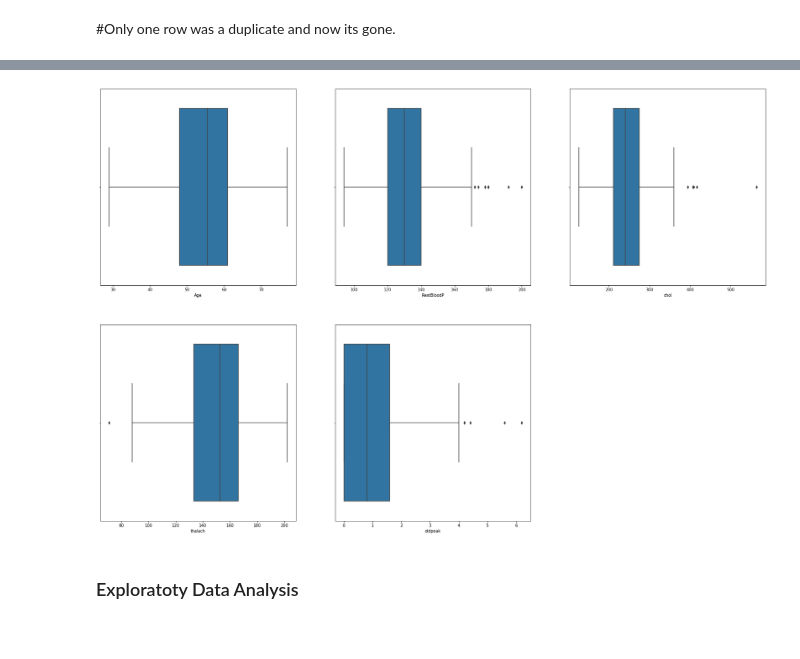
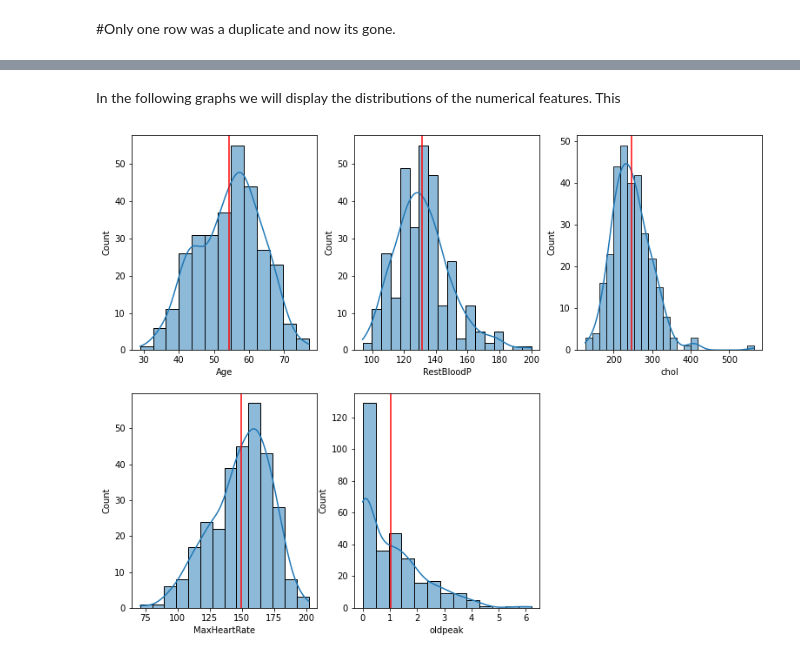
Before and after one commit to Yassinator10/Capstone-Project-Heart-Attack-Prediction, a Jupyter notebook: notebooks/Heart Attack Prediction Project by Yassine Raouz.ipynb, the cells around one changed output, grey strips where cells are left out. Saved outputs shown, nothing was run; the diff lists cells and outputs as text; code cells hidden in the pictures.

```diff
--- a/notebooks/Heart Attack Prediction Project by Yassine Raouz.ipynb
+++ b/notebooks/Heart Attack Prediction Project by Yassine Raouz.ipynb
@@ -166,10 +164,0 @@ While looking at our MajorVessels column, we noticed that the number 4 appears,
-# %%
-#replace all 4 with NaN so they won't affect our median calculation
-data['MajorVessels'] =data['MajorVessels'].replace(4,np.NAN)
-
-#caclulate the median without the 5 rowns
-temp = data['MajorVessels'].median()
-#replace the NaN with the median
-data['MajorVessels'] = data['MajorVessels'].fillna(temp)
-
-print(data['MajorVessels'].value_counts())
@@ -181,0 +169,3 @@ Name: MajorVessels, dtype: int64
+# %%
+mode= data['MajorVessels'].mode().iloc[0]
+type(mode)
@@ -181,0 +174,4 @@ Name: MajorVessels, dtype: int64
+# %%
+#replace all 4 with the mode, most frequent value.
+
+data['MajorVessels'] = data['MajorVessels'].replace(4,mode)#0 in this case
@@ -181,0 +196,3 @@ Name: MajorVessels, dtype: int64
+# %%
+mode2= data['thall'].mode().iloc[0]
+data['thall'] =data['thall'].replace(0,mode2)#0 in this case
@@ -204,11 +281,12 @@ Before we move to our EDA phase, we can take a look at our numerical values and
+# %% [markdown]
+In the following graphs we will display the distributions of the numerical features. This
 # %%
-Numeric_vals= data[['Age', 'RestBloodP', 'chol', 'thalach', 'oldpeak']]
-plt.figure(figsize = (30,20))
+Num_vals= data[['Age', 'RestBloodP', 'chol', 'MaxHeartRate', 'oldpeak']]
+plt.figure(figsize = (13,10))
 
-for row,col in enumerate(Numeric_vals):
+for row,col in enumerate(Num_vals):
     plt.subplot(2,3,row+1)
-    sns.boxplot(data=Numeric_vals,x=Numeric_vals[col])
+    sns.histplot(data[col],kde=True,stat='count')
+    plt.axvline(x=data[col].mean(),color='red')
 # %% [output]
-[figure, old version]
+[figure, new version]
-# %% [markdown]
-### Exploratoty Data Analysis
```
Also changed, not shown: parts of 46 cells of this notebook.
